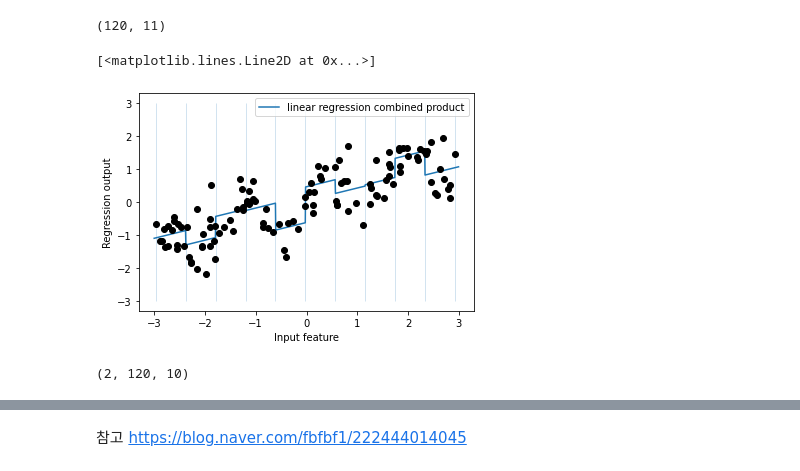
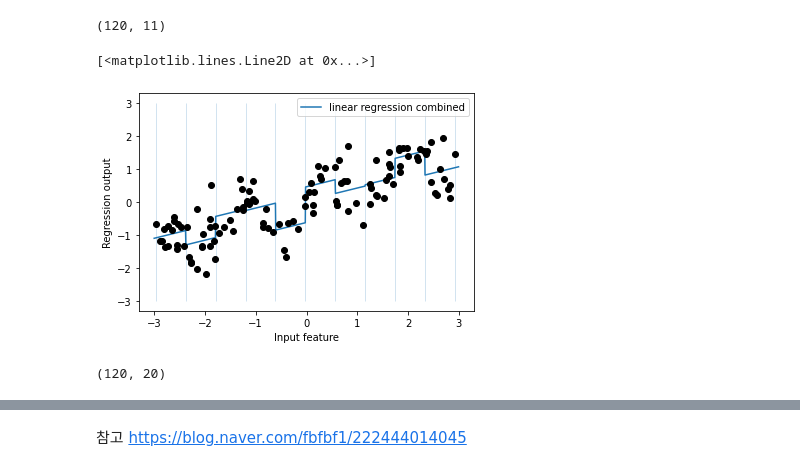
Before and after one commit to jeewonkimm2/TIL, a Jupyter notebook: SeoulTech/Business_Analytics/introduction_to_ml_with_python_04_representing_data_feature_engineering.ipynb, the cells around one changed output, grey strips where cells are left out. Saved outputs shown, nothing was run; the diff lists cells and outputs as text; code cells hidden in the pictures.

```diff
--- a/SeoulTech/Business_Analytics/introduction_to_ml_with_python_04_representing_data_feature_engineering.ipynb
+++ b/SeoulTech/Business_Analytics/introduction_to_ml_with_python_04_representing_data_feature_engineering.ipynb
@@ -325,21 +303,21 @@ print(X_combined.shape)
 # %% [output]
 (120, 11)
 # %%
-reg = LinearRegression().fit(X_combined,y)
+reg = LinearRegression().fit(X_combined, y)
 
 line_combined = np.hstack([line, line_binned])
-plt.plot(line, reg.predict(line_combined), label = "linear regression combined product")
+plt.plot(line, reg.predict(line_combined), label='linear regression combined')
 
-plt.vlines(kb.bin_edges_[0], -3, 3, linewidth = 1, alpha = .2)
-plt.legend(loc='best')
+plt.vlines(kb.bin_edges_[0], -3, 3, linewidth=1, alpha=.2)
+plt.legend(loc="best")
 plt.ylabel("Regression output")
 plt.xlabel("Input feature")
-plt.plot(X[:,0],y,'o', c='k')
+plt.plot(X[:, 0], y, 'o', c='k')
 # %% [output]
 [<matplotlib.lines.Line2D at 0x...>]
-[figure, old version]
+[figure, new version]
 # %%
-X_product = np.stack([X_binned, X*X_binned])
+X_product = np.hstack([X_binned, X * X_binned])
 print(X_product.shape)
 # %% [output]
-(2, 120, 10)
+(120, 20)
```
Also changed, not shown: parts of 8 cells of this notebook.
